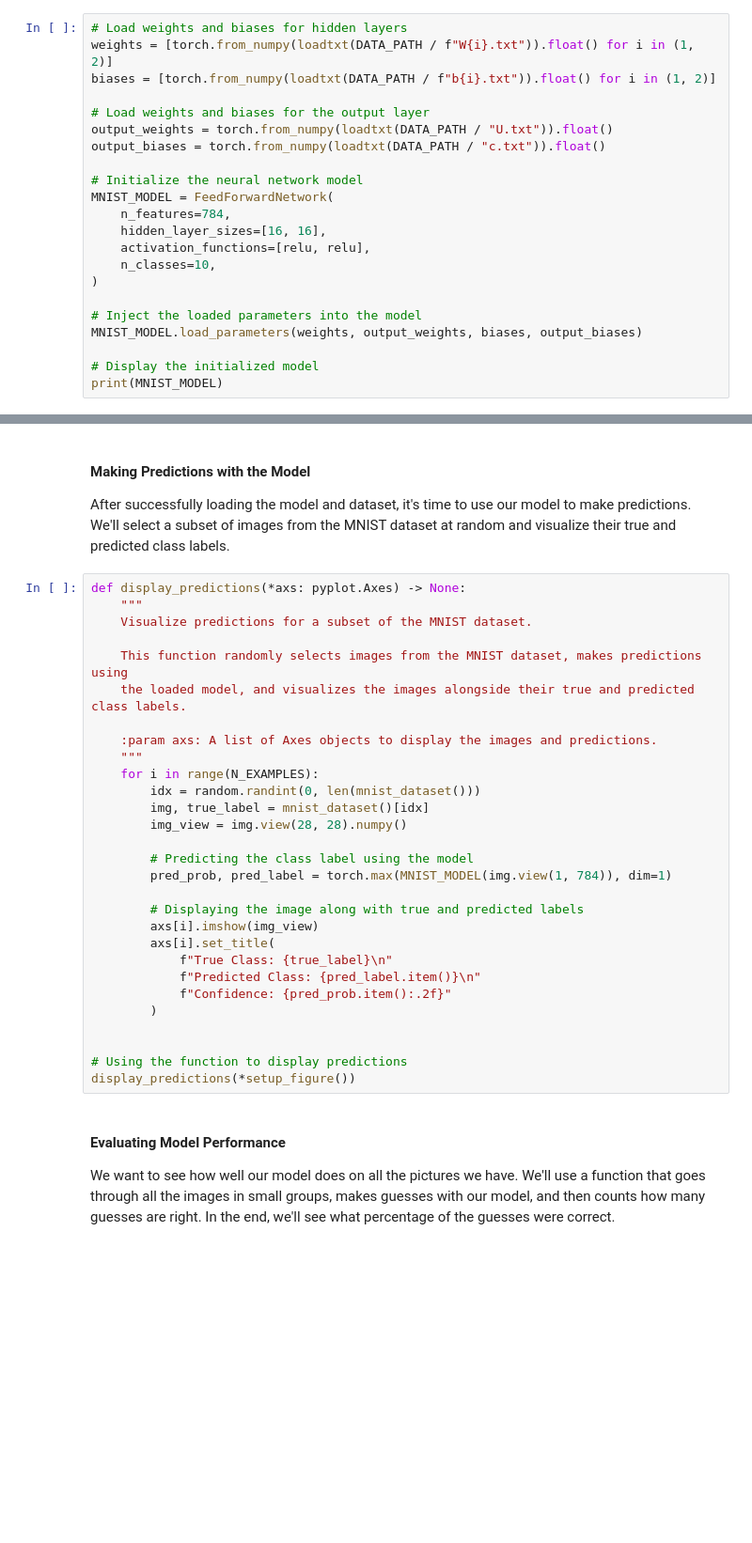
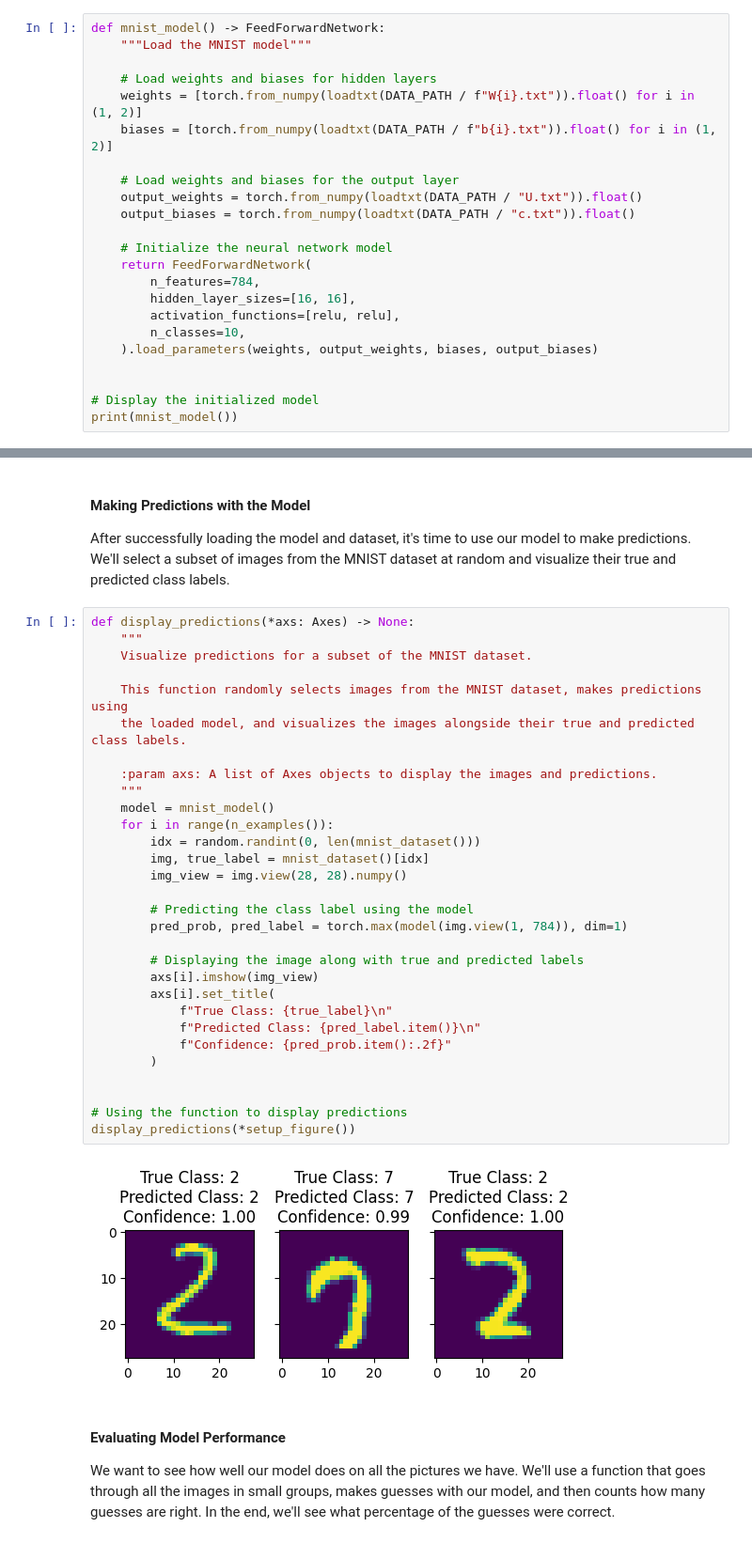
Before and after one commit to r8vnhill/neuron-activation, a Jupyter notebook: src/networks/networks.ipynb, the cells around one changed output, grey strips where cells are left out. Shown: that part at 94% size. Saved outputs shown, nothing was run; the diff lists cells and outputs as text; blank space fills up the shorter version.

```diff
--- a/src/networks/networks.ipynb
+++ b/src/networks/networks.ipynb
@@ -85,24 +96,25 @@ In a neural network, parameters constitute the weights and biases between units.
 
 For our task, we've previously trained a model on the MNIST dataset and saved its parameters to disk. Let's load these parameters and initialize our neural network model for further predictions.
 # %%
-# Load weights and biases for hidden layers
-weights = [torch.from_numpy(loadtxt(DATA_PATH / f"W{i}.txt")).float() for i in (1, 2)]
-biases = [torch.from_numpy(loadtxt(DATA_PATH / f"b{i}.txt")).float() for i in (1, 2)]
+def mnist_model() -> FeedForwardNetwork:
+    """Load the MNIST model"""
 
-# Load weights and biases for the output layer
-output_weights = torch.from_numpy(loadtxt(DATA_PATH / "U.txt")).float()
-output_biases = torch.from_numpy(loadtxt(DATA_PATH / "c.txt")).float()
+    # Load weights and biases for hidden layers
+    weights = [torch.from_numpy(loadtxt(DATA_PATH / f"W{i}.txt")).float() for i in (1, 2)]
+    biases = [torch.from_numpy(loadtxt(DATA_PATH / f"b{i}.txt")).float() for i in (1, 2)]
 
-# Initialize the neural network model
-MNIST_MODEL = FeedForwardNetwork(
-    n_features=784,
-    hidden_layer_sizes=[16, 16],
-    activation_functions=[relu, relu],
-    n_classes=10,
-)
+    # Load weights and biases for the output layer
+    output_weights = torch.from_numpy(loadtxt(DATA_PATH / "U.txt")).float()
+    output_biases = torch.from_numpy(loadtxt(DATA_PATH / "c.txt")).float()
 
-# Inject the loaded parameters into the model
-MNIST_MODEL.load_parameters(weights, output_weights, biases, output_biases)
+    # Initialize the neural network model
+    return FeedForwardNetwork(
+        n_features=784,
+        hidden_layer_sizes=[16, 16],
+        activation_functions=[relu, relu],
+        n_classes=10,
+    ).load_parameters(weights, output_weights, biases, output_biases)
+
 
 # Display the initialized model
-print(MNIST_MODEL)
+print(mnist_model())
@@ -111,34 +141,37 @@ print(MNIST_MODEL)
 
 After successfully loading the model and dataset, it's time to use our model to make predictions. We'll select a subset of images from the MNIST dataset at random and visualize their true and predicted class labels.
 # %%
-def display_predictions(*axs: pyplot.Axes) -> None:
+def display_predictions(*axs: Axes) -> None:
     """
     Visualize predictions for a subset of the MNIST dataset.
 
     This function randomly selects images from the MNIST dataset, makes predictions using
     the loaded model, and visualizes the images alongside their true and predicted class labels.
 
     :param axs: A list of Axes objects to display the images and predictions.
     """
-    for i in range(N_EXAMPLES):
+    model = mnist_model()
+    for i in range(n_examples()):
         idx = random.randint(0, len(mnist_dataset()))
         img, true_label = mnist_dataset()[idx]
         img_view = img.view(28, 28).numpy()
 
         # Predicting the class label using the model
-        pred_prob, pred_label = torch.max(MNIST_MODEL(img.view(1, 784)), dim=1)
+        pred_prob, pred_label = torch.max(model(img.view(1, 784)), dim=1)
 
         # Displaying the image along with true and predicted labels
         axs[i].imshow(img_view)
         axs[i].set_title(
             f"True Class: {true_label}\n"
             f"Predicted Class: {pred_label.item()}\n"
             f"Confidence: {pred_prob.item():.2f}"
         )
 
 
 # Using the function to display predictions
 display_predictions(*setup_figure())
+# %% [output]
+[figure, added]
 # %% [markdown]
 #### Evaluating Model Performance
 
```
Also changed, not shown: parts of 5 cells of this notebook, 4 other files.
